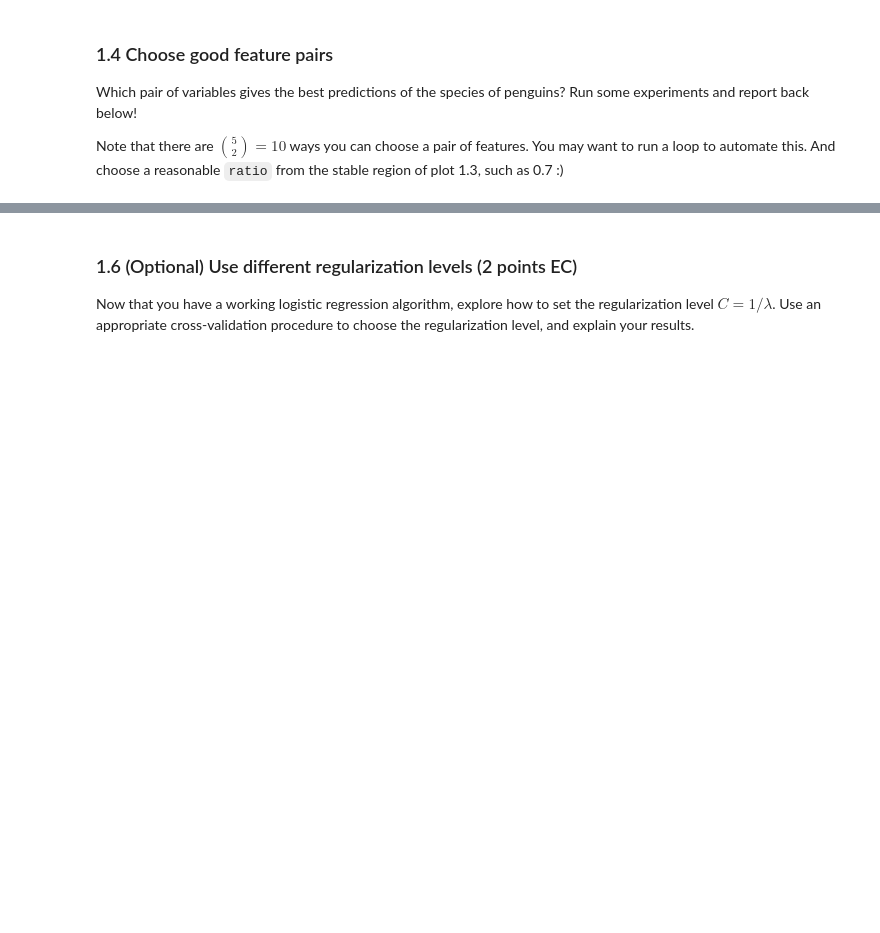
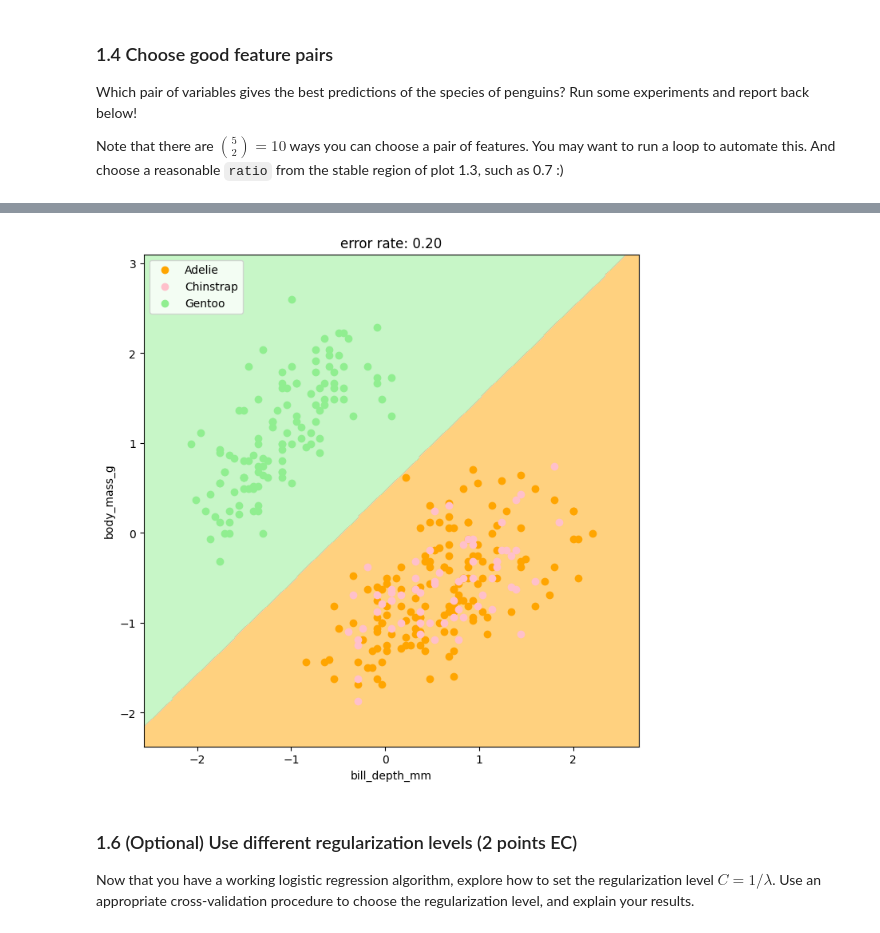
Before and after one commit to shashankd98/Binary_BH, a Jupyter notebook: assignments/assn2/assn2.ipynb, the cells around one changed output, grey strips where cells are left out. Saved outputs shown, nothing was run; the diff lists cells and outputs as text; code cells hidden in the pictures; blank space fills up the shorter version.

```diff
--- a/assignments/assn2/assn2.ipynb
+++ b/assignments/assn2/assn2.ipynb
@@ -292,3 +314,11 @@ def plot_decision_boundaries(X, y, model, error):
+# %%
+# Your code and markdown here
+X_plot=X[['bill_depth_mm','body_mass_g']]
+model = lr.fit(X_plot,y)
+error=(np.mean((y - lr.predict(X_plot))**2))
+plot_decision_boundaries(X_plot,y,model,error)
+# %% [output]
+[figure, added]
 # %% [markdown]
 ### 1.6 (Optional) Use different regularization levels (2 points EC)
 
```
Also changed, not shown: parts of 3 cells of this notebook.
